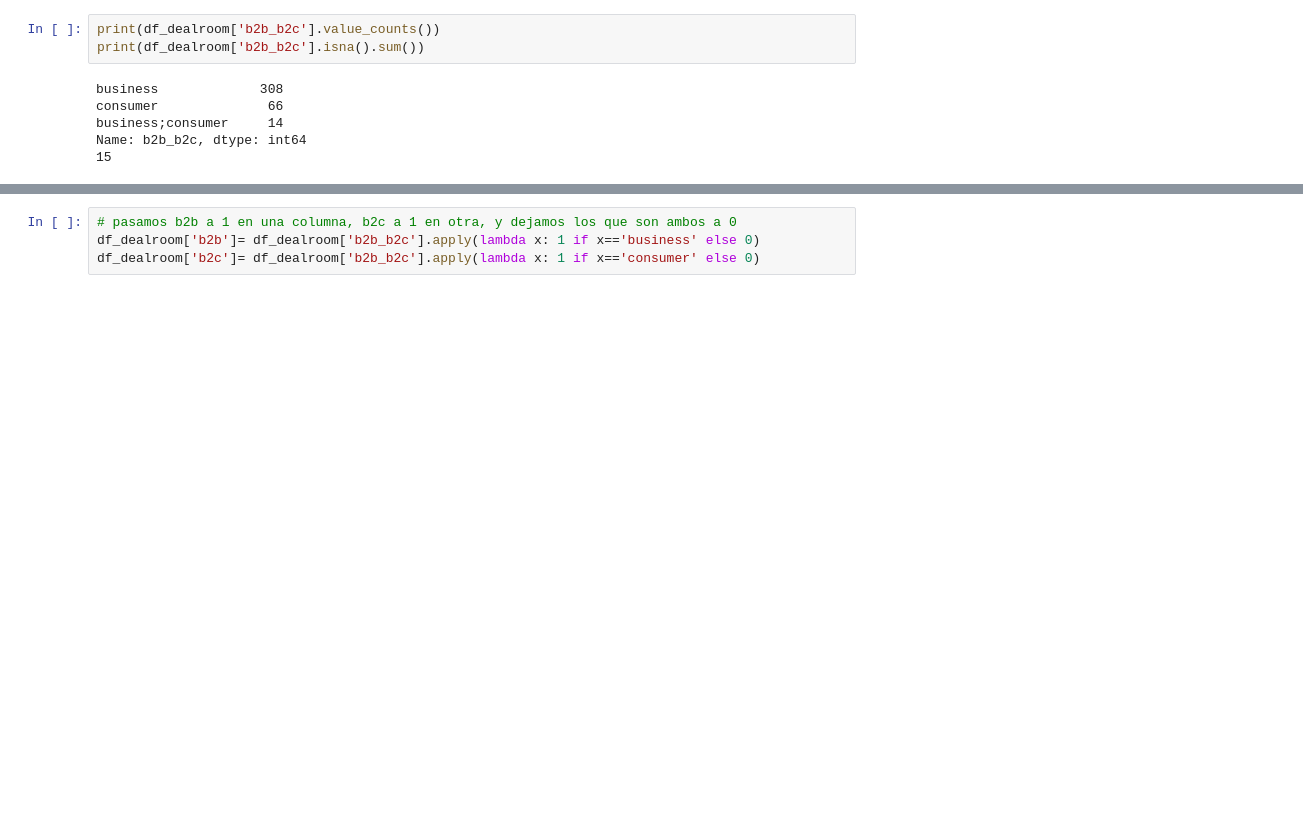
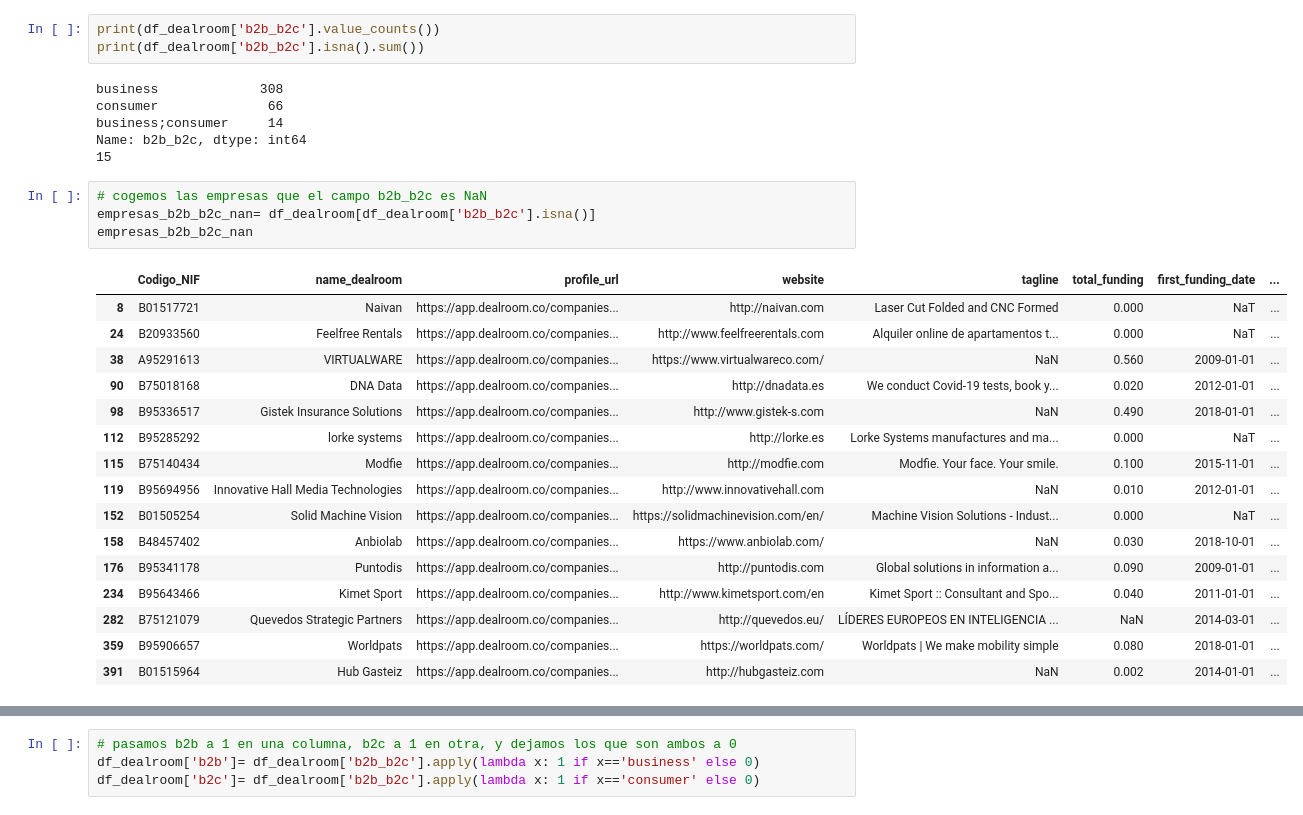
Before and after one commit to unaimleal/spri_reto_07_morado, a Jupyter notebook: preprocesamiento.ipynb, the cells around one changed output, grey strips where cells are left out. Drawn from its saved outputs; the diff is of its cells as text; blank space fills up the shorter version.

```diff
--- a/preprocesamiento.ipynb
+++ b/preprocesamiento.ipynb
@@ -299,3 +299,24 @@ consumer              66
 business;consumer     14
 Name: b2b_b2c, dtype: int64
 15
+# %%
+# cogemos las empresas que el campo b2b_b2c es NaN
+empresas_b2b_b2c_nan= df_dealroom[df_dealroom['b2b_b2c'].isna()]
+empresas_b2b_b2c_nan
+# %% [output]
+|  | Codigo_NIF | name_dealroom | profile_url | website | tagline | total_funding | first_funding_date | ... |
+| 8 | B01517721 | Naivan | https://app.dealroom.co/companies... | http://naivan.com | Laser Cut Folded and CNC Formed | 0.000 | NaT | ... |
+| 24 | B20933560 | Feelfree Rentals | https://app.dealroom.co/companies... | http://www.feelfreerentals.com | Alquiler online de apartamentos t... | 0.000 | NaT | ... |
+| 38 | A95291613 | VIRTUALWARE | https://app.dealroom.co/companies... | https://www.virtualwareco.com/ | NaN | 0.560 | 2009-01-01 | ... |
+| 90 | B75018168 | DNA Data | https://app.dealroom.co/companies... | http://dnadata.es | We conduct Covid-19 tests, book y... | 0.020 | 2012-01-01 | ... |
+| 98 | B95336517 | Gistek Insurance Solutions | https://app.dealroom.co/companies... | http://www.gistek-s.com | NaN | 0.490 | 2018-01-01 | ... |
+| 112 | B95285292 | lorke systems | https://app.dealroom.co/companies... | http://lorke.es | Lorke Systems manufactures and ma... | 0.000 | NaT | ... |
+| 115 | B75140434 | Modfie | https://app.dealroom.co/companies... | http://modfie.com | Modfie. Your face. Your smile. | 0.100 | 2015-11-01 | ... |
+| 119 | B95694956 | Innovative Hall Media Technologies | https://app.dealroom.co/companies... | http://www.innovativehall.com | NaN | 0.010 | 2012-01-01 | ... |
+| 152 | B01505254 | Solid Machine Vision | https://app.dealroom.co/companies... | https://solidmachinevision.com/en/ | Machine Vision Solutions - Indust... | 0.000 | NaT | ... |
+| 158 | B48457402 | Anbiolab | https://app.dealroom.co/companies... | https://www.anbiolab.com/ | NaN | 0.030 | 2018-10-01 | ... |
+| 176 | B95341178 | Puntodis | https://app.dealroom.co/companies... | http://puntodis.com | Global solutions in information a... | 0.090 | 2009-01-01 | ... |
+| 234 | B95643466 | Kimet Sport | https://app.dealroom.co/companies... | http://www.kimetsport.com/en | Kimet Sport :: Consultant and Spo... | 0.040 | 2011-01-01 | ... |
+| 282 | B75121079 | Quevedos Strategic Partners | https://app.dealroom.co/companies... | http://quevedos.eu/ | LÍDERES EUROPEOS EN INTELIGENCIA ... | NaN | 2014-03-01 | ... |
+| 359 | B95906657 | Worldpats | https://app.dealroom.co/companies... | https://worldpats.com/ | Worldpats | We make mobility simple | 0.080 | 2018-01-01 | ... |
+| 391 | B01515964 | Hub Gasteiz | https://app.dealroom.co/companies... | http://hubgasteiz.com | NaN | 0.002 | 2014-01-01 | ... |
```
Also changed, not shown: parts of 14 cells of this notebook.
